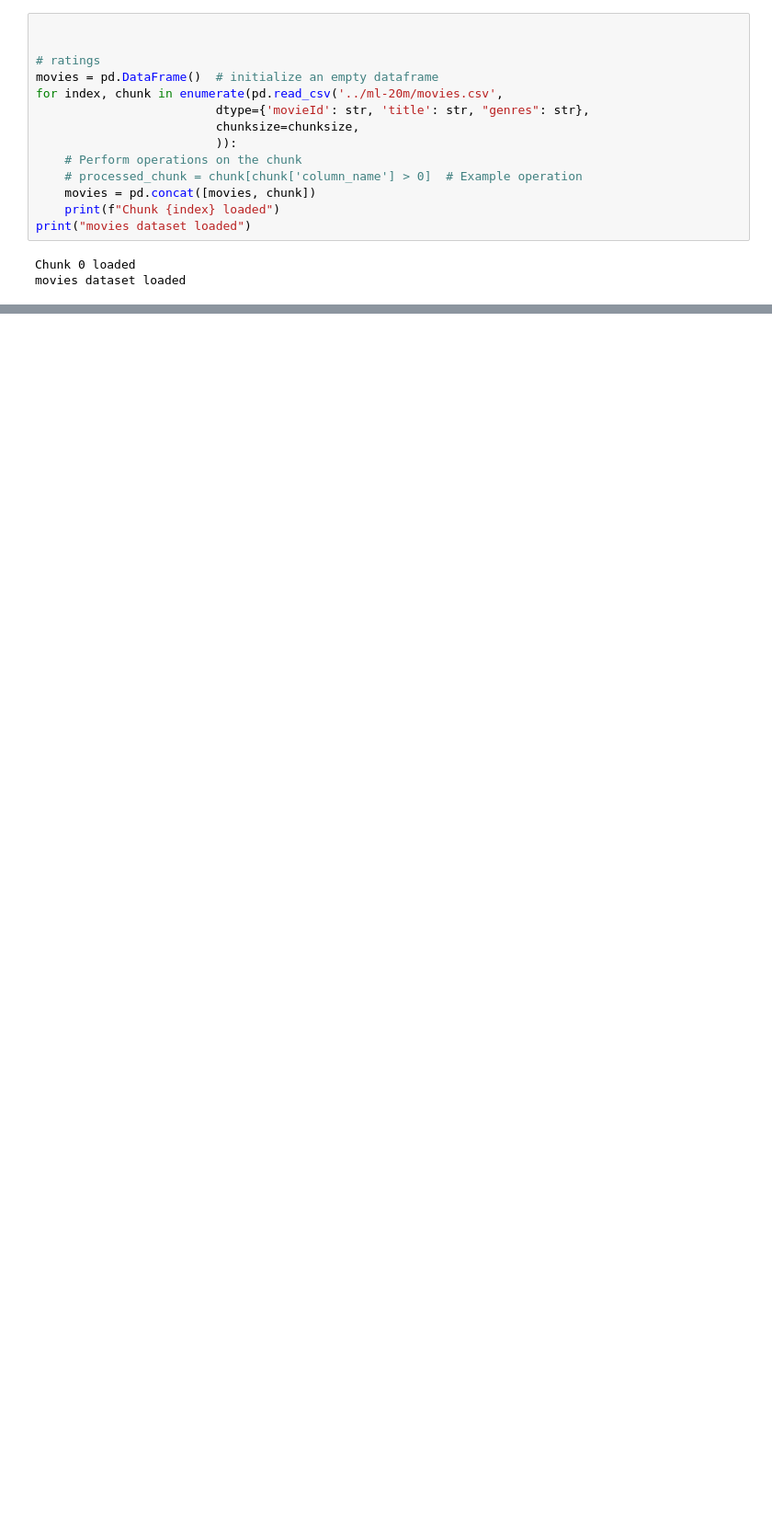
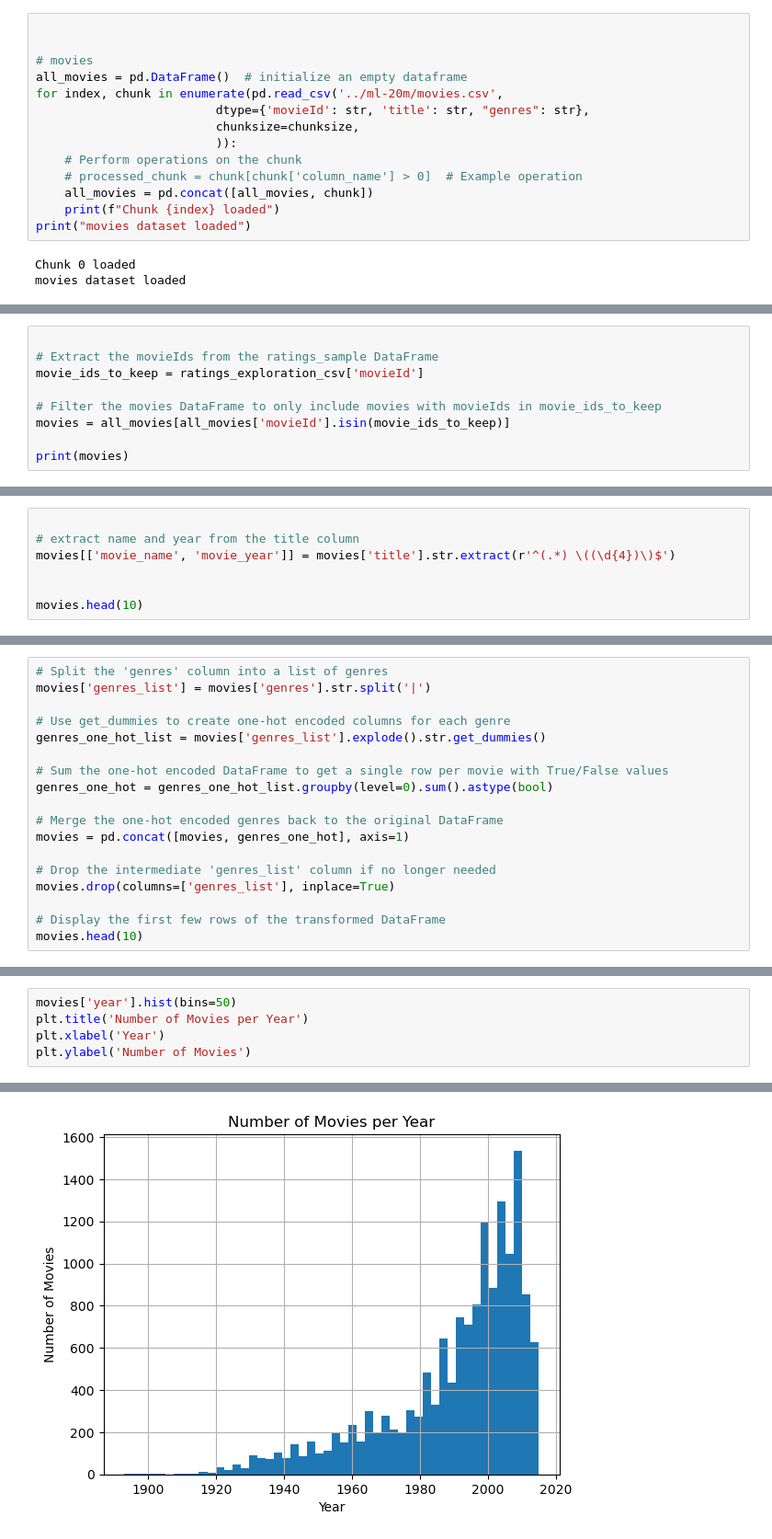
Before and after one commit to padraicohora/movie-recommendation, a Jupyter notebook: exploration/movies_univariate.ipynb, the cells around one changed output, grey strips where cells are left out. Shown at 92% size. Saved outputs shown, nothing was run; the diff lists cells and outputs as text; blank space fills up the shorter version.

Commit message:
performed movies exploration, created tags exploration file. Initial tags exploration

```diff
--- a/exploration/movies_univariate.ipynb
+++ b/exploration/movies_univariate.ipynb
@@ -10,15 +10,15 @@ import matplotlib.pyplot as plt
 # %%
 
 
-# ratings
-movies = pd.DataFrame()  # initialize an empty dataframe
+# movies
+all_movies = pd.DataFrame()  # initialize an empty dataframe
 for index, chunk in enumerate(pd.read_csv('../ml-20m/movies.csv',
                          dtype={'movieId': str, 'title': str, "genres": str},
                          chunksize=chunksize,
                          )):
     # Perform operations on the chunk
     # processed_chunk = chunk[chunk['column_name'] > 0]  # Example operation
-    movies = pd.concat([movies, chunk])
+    all_movies = pd.concat([all_movies, chunk])
     print(f"Chunk {index} loaded")
 print("movies dataset loaded")
 # %% [output]
@@ -26,0 +79,9 @@ movies dataset loaded
+# %%
+
+# Extract the movieIds from the ratings_sample DataFrame
+movie_ids_to_keep = ratings_exploration_csv['movieId']
+
+# Filter the movies DataFrame to only include movies with movieIds in movie_ids_to_keep
+movies = all_movies[all_movies['movieId'].isin(movie_ids_to_keep)]
+
+print(movies)
@@ -26,0 +108,7 @@ movies dataset loaded
+# %%
+
+# extract name and year from the title column
+movies[['movie_name', 'movie_year']] = movies['title'].str.extract(r'^(.*) \((\d{4})\)$')
+
+
+movies.head(10)
@@ -78,0 +145,18 @@ next i want ot stack the genres on top of eachother so that there will be one co
+# %%
+# Split the 'genres' column into a list of genres
+movies['genres_list'] = movies['genres'].str.split('|')
+
+# Use get_dummies to create one-hot encoded columns for each genre
+genres_one_hot_list = movies['genres_list'].explode().str.get_dummies()
+
+# Sum the one-hot encoded DataFrame to get a single row per movie with True/False values
+genres_one_hot = genres_one_hot_list.groupby(level=0).sum().astype(bool)
+
+# Merge the one-hot encoded genres back to the original DataFrame
+movies = pd.concat([movies, genres_one_hot], axis=1)
+
+# Drop the intermediate 'genres_list' column if no longer needed
+movies.drop(columns=['genres_list'], inplace=True)
+
+# Display the first few rows of the transformed DataFrame
+movies.head(10)
@@ -78,0 +189,6 @@ next i want ot stack the genres on top of eachother so that there will be one co
+# %%
+movies['year'].hist(bins=50)
+plt.title('Number of Movies per Year')
+plt.xlabel('Year')
+plt.ylabel('Number of Movies')
+# %% [output]
@@ -78,0 +196 @@ next i want ot stack the genres on top of eachother so that there will be one co
+[figure, added]
```
Also changed, not shown: parts of 25 cells of this notebook, 3 other files.
